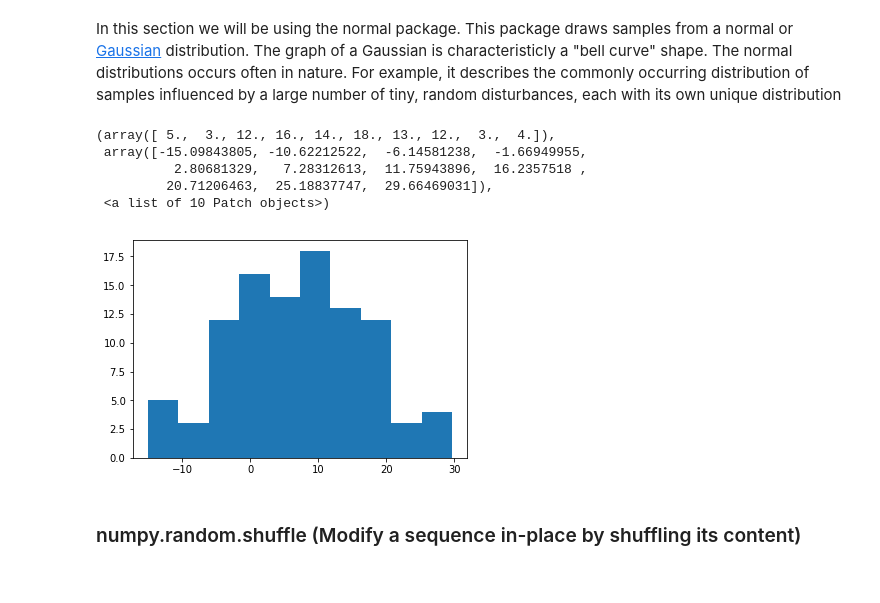
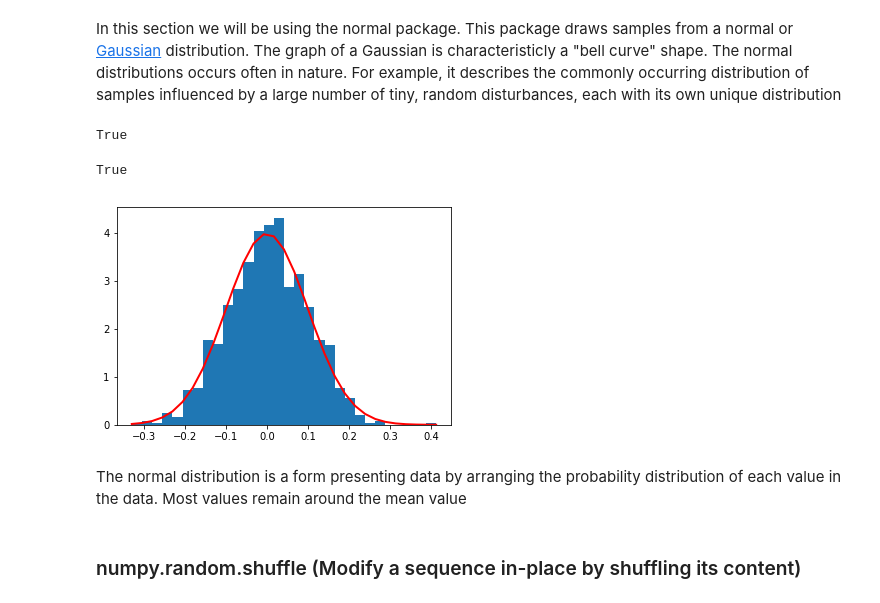
Before and after one commit to rayman51/Emerging-Tech-JuypterNotesbooks, a Jupyter notebook: numpy-random.ipynb, the cells around one changed output. Drawn from its saved outputs; the diff is of its cells as text; code cells hidden in the pictures.

```diff
--- a/numpy-random.ipynb
+++ b/numpy-random.ipynb
@@ -113,12 +111,24 @@ z = np.random.normal(5, 10, 100)
-# %%
-plt.hist(z)
-# %% [output]
-(array([ 5.,  3., 12., 16., 14., 18., 13., 12.,  3.,  4.]),
- array([-15.09843805, -10.62212522,  -6.14581238,  -1.66949955,
-          2.80681329,   7.28312613,  11.75943896,  16.2357518 ,
-         20.71206463,  25.18837747,  29.66469031]),
- <a list of 10 Patch objects>)
-[figure, removed]
+# %%
+mu, sigma = 0, 0.1 # mean and standard deviation
+s = np.random.normal(mu, sigma, 1000)
+# %%
+abs(mu - np.mean(s)) < 0.01
+# %% [output]
+True
+# %%
+abs(sigma - np.std(s, ddof=1)) < 0.01
+# %% [output]
+True
+# %%
+count, bins, ignored = plt.hist(s, 30, density=True)
+plt.plot(bins, 1/(sigma * np.sqrt(2 * np.pi)) *
+               np.exp( - (bins - mu)**2 / (2 * sigma**2) ),
+         linewidth=2, color='r')
+plt.show()
+# %% [output]
+[figure, added]
+# %% [markdown]
+The normal distribution is a form presenting data by arranging the probability distribution of each value in the data. Most values remain around the mean value
 # %% [markdown]
 ### numpy.random.shuffle (Modify a sequence in-place by shuffling its content)
 # %% [markdown]
```
Also changed, not shown: parts of 39 cells of this notebook, 4 other files.
